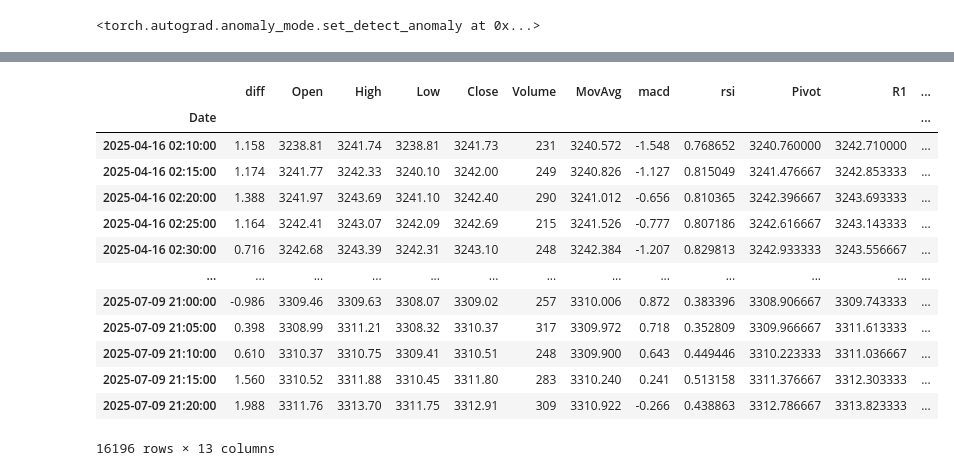
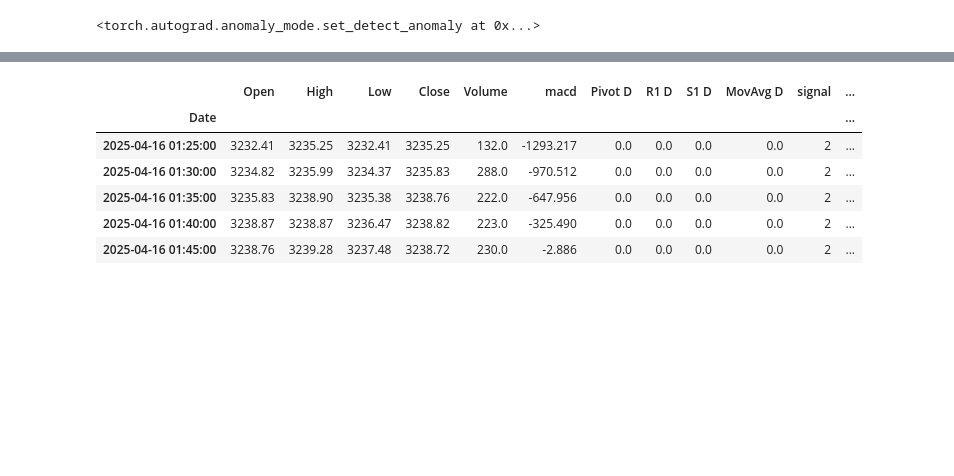
Before and after one commit to amirhu37/reinforc-gold, a Jupyter notebook: trade-with-ai-agent.ipynb, the cells around one changed output, grey strips where cells are left out. Drawn from its saved outputs; the diff is of its cells as text; code cells hidden in the pictures; blank space fills up the shorter version.

```diff
--- a/trade-with-ai-agent.ipynb
+++ b/trade-with-ai-agent.ipynb
@@ -164,0 +219,7 @@ def creat_data(df: pd.DataFrame):
+# %%
+from sklearn.feature_selection import VarianceThreshold
+
+selector = VarianceThreshold(threshold=.5)
+selector.fit(df)
+df_selected = df[df.columns[~selector.get_support(indices=True)]]
+df_selected.head()
@@ -547,12 +680,13 @@ torch.Size([1619, 10, 12]) (16196, 12)
 
 labels = []
 with torch.no_grad():
-	agent.policy.eval()
-	for state in data_tensor:
-		probs  = F.softmax(agent.policy(state), dim=-1) # type: ignore
-		action = torch.multinomial(probs, 1).item()
-		labels.append(action)
+    agent.policy.eval()
+    for state in data_tensor:
+        probs  = F.softmax(agent.policy(state), dim=-1) # type: ignore
+        m = Categorical(probs)
+        action = m.sample().squeeze(0).item()
+        labels.append(action)
 
 tensor_labels = torch.tensor(labels)
-print(tensor_labels)
+# print(tensor_labels)
 # print(action)
@@ -572,45 +704,29 @@ data.shape (16196, 12)
 # %%
 
 trade_df = data.copy()
 labels_full = [2] * len(trade_df)  # مقدار پیش‌فرض برای همه ردیف‌ها
 
 # تعداد ردیف‌هایی که برای مدل استفاده شدن
-usable_rows = (len(df) // 5) * 5
+usable_rows = (len(df) // window_size) * window_size
 
 for i, label in enumerate(tensor_labels):
-	idx = i * 5
-	if idx < len(labels_full):
-		labels_full[idx] = label.item()   # type: ignore
-		# باقی ۴ ردیف همان صفر باقی می‌مانند
+    idx = i * window_size
+    if idx < len(labels_full):
+        labels_full[idx] = label.item()   # type: ignore
+        # the rest all `2`
 
 data['signal'] = labels_full
 
 
-data
-
-# trade_df = data.copy()
-# labels_full = [np.nan] * len(trade_df)
-# for i, label in enumerate(labels):
-#     for j in range(5):
-#         labels_full[i*5 + j] = label.item()
-
-# data['signal'] = labels_full
-# data.head()
+data.head()
 # %% [output]
-|  | diff | Open | High | Low | Close | Volume | MovAvg | macd | rsi | Pivot | R1 | ... |
+|  | Open | High | Low | Close | Volume | macd | Pivot D | R1 D | S1 D | MovAvg D | signal | ... |
 | Date |  |  |  |  |  |  |  |  |  |  |  | ... |
-| 2025-04-16 02:10:00 | 1.158 | 3238.81 | 3241.74 | 3238.81 | 3241.73 | 231 | 3240.572 | -1.548 | 0.768652 | 3240.760000 | 3242.710000 | ... |
-| 2025-04-16 02:15:00 | 1.174 | 3241.77 | 3242.33 | 3240.10 | 3242.00 | 249 | 3240.826 | -1.127 | 0.815049 | 3241.476667 | 3242.853333 | ... |
-| 2025-04-16 02:20:00 | 1.388 | 3241.97 | 3243.69 | 3241.10 | 3242.40 | 290 | 3241.012 | -0.656 | 0.810365 | 3242.396667 | 3243.693333 | ... |
-| 2025-04-16 02:25:00 | 1.164 | 3242.41 | 3243.07 | 3242.09 | 3242.69 | 215 | 3241.526 | -0.777 | 0.807186 | 3242.616667 | 3243.143333 | ... |
-| 2025-04-16 02:30:00 | 0.716 | 3242.68 | 3243.39 | 3242.31 | 3243.10 | 248 | 3242.384 | -1.207 | 0.829813 | 3242.933333 | 3243.556667 | ... |
-| ... | ... | ... | ... | ... | ... | ... | ... | ... | ... | ... | ... | ... |
-| 2025-07-09 21:00:00 | -0.986 | 3309.46 | 3309.63 | 3308.07 | 3309.02 | 257 | 3310.006 | 0.872 | 0.383396 | 3308.906667 | 3309.743333 | ... |
-| 2025-07-09 21:05:00 | 0.398 | 3308.99 | 3311.21 | 3308.32 | 3310.37 | 317 | 3309.972 | 0.718 | 0.352809 | 3309.966667 | 3311.613333 | ... |
-| 2025-07-09 21:10:00 | 0.610 | 3310.37 | 3310.75 | 3309.41 | 3310.51 | 248 | 3309.900 | 0.643 | 0.449446 | 3310.223333 | 3311.036667 | ... |
-| 2025-07-09 21:15:00 | 1.560 | 3310.52 | 3311.88 | 3310.45 | 3311.80 | 283 | 3310.240 | 0.241 | 0.513158 | 3311.376667 | 3312.303333 | ... |
-| 2025-07-09 21:20:00 | 1.988 | 3311.76 | 3313.70 | 3311.75 | 3312.91 | 309 | 3310.922 | -0.266 | 0.438863 | 3312.786667 | 3313.823333 | ... |
+| 2025-04-16 01:25:00 | 3232.41 | 3235.25 | 3232.41 | 3235.25 | 132.0 | -1293.217 | 0.0 | 0.0 | 0.0 | 0.0 | 2 | ... |
+| 2025-04-16 01:30:00 | 3234.82 | 3235.99 | 3234.37 | 3235.83 | 288.0 | -970.512 | 0.0 | 0.0 | 0.0 | 0.0 | 2 | ... |
+| 2025-04-16 01:35:00 | 3235.83 | 3238.90 | 3235.38 | 3238.76 | 222.0 | -647.956 | 0.0 | 0.0 | 0.0 | 0.0 | 2 | ... |
+| 2025-04-16 01:40:00 | 3238.87 | 3238.87 | 3236.47 | 3238.82 | 223.0 | -325.490 | 0.0 | 0.0 | 0.0 | 0.0 | 2 | ... |
+| 2025-04-16 01:45:00 | 3238.76 | 3239.28 | 3237.48 | 3238.72 | 230.0 | -2.886 | 0.0 | 0.0 | 0.0 | 0.0 | 2 | ... |
-16196 rows × 13 columns
 # %%
 data['shifted'] = data['Close'].shift(5)#.mean()
 data['true-diff'] = data['Close'] - data['shifted']
```
Also changed, not shown: parts of 44 cells of this notebook.
